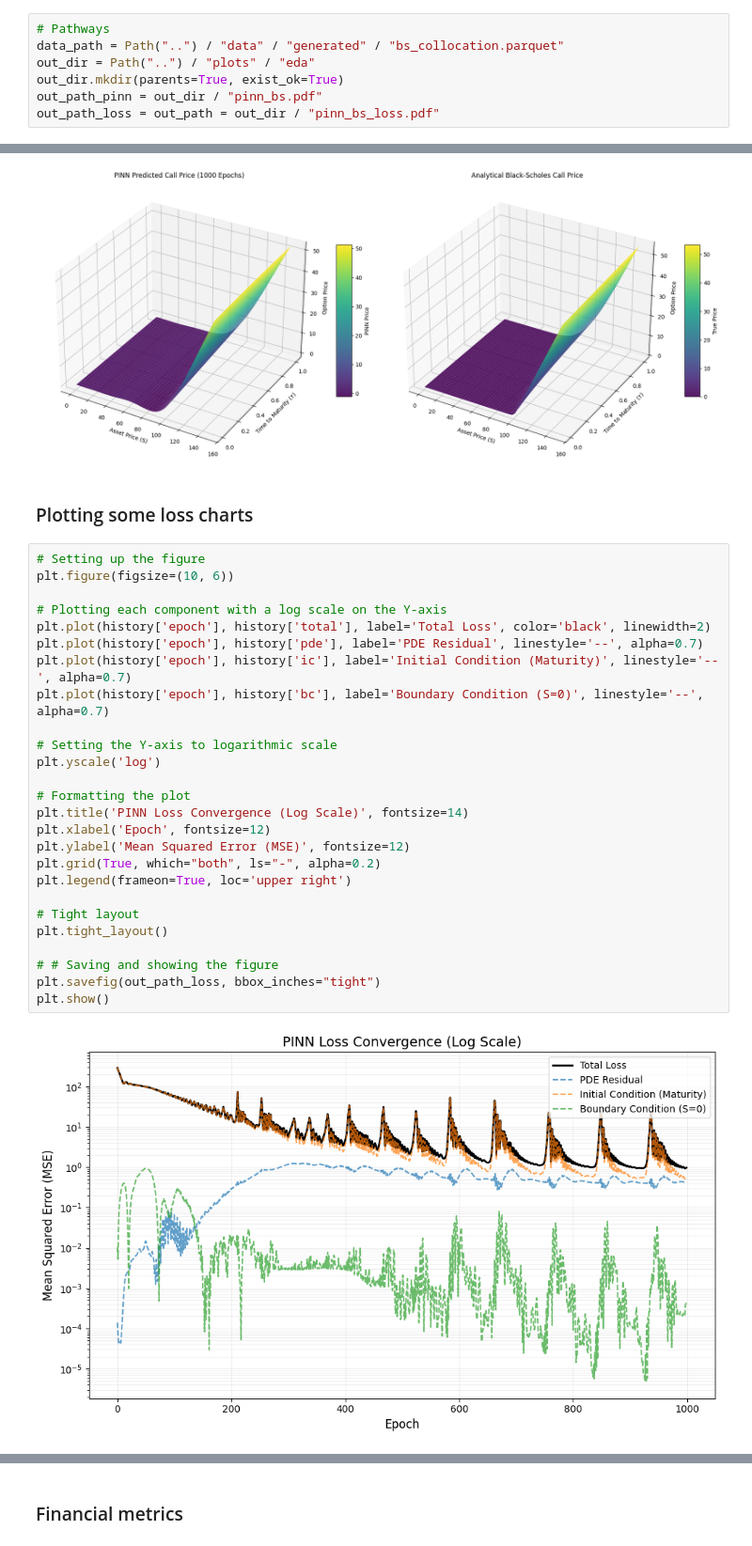
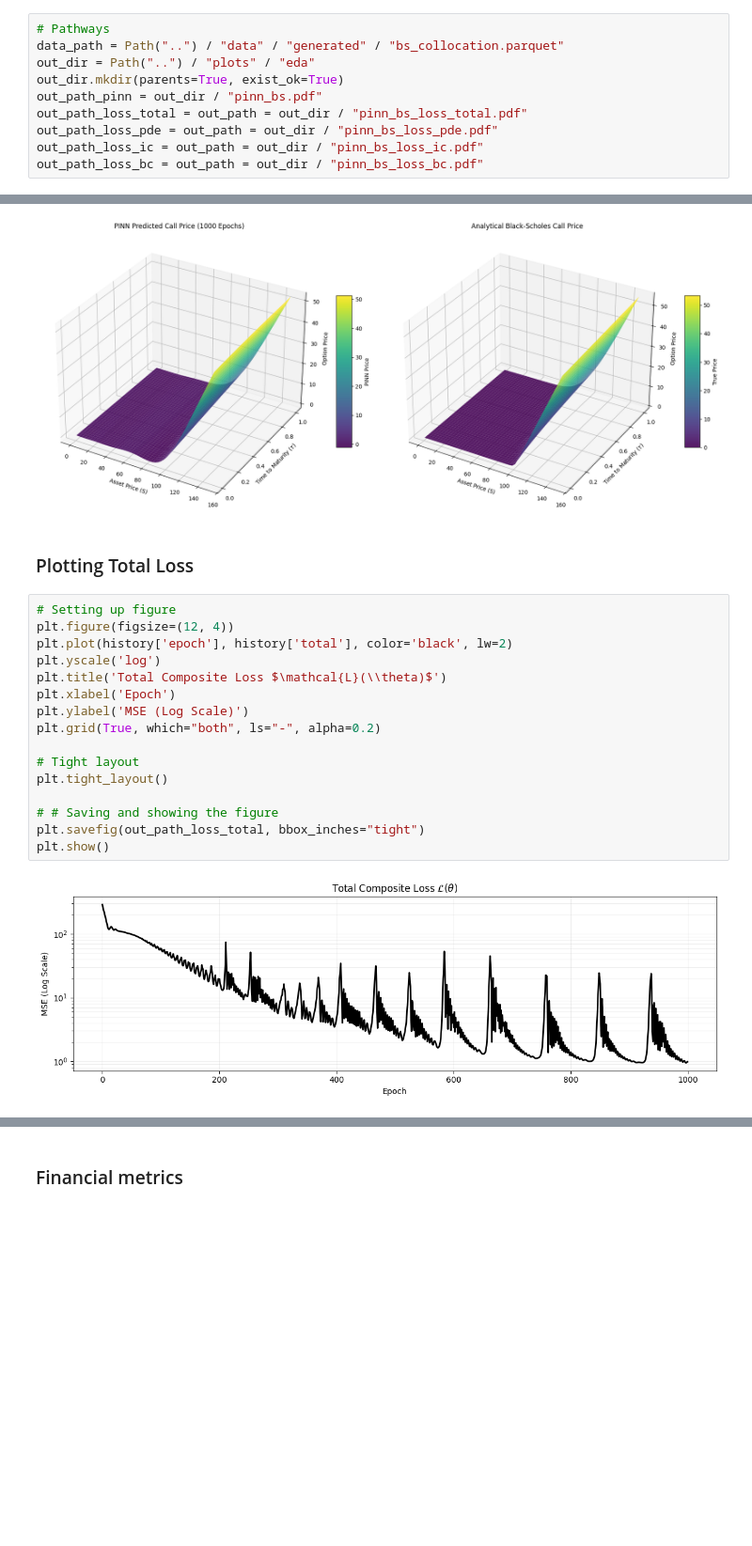
Before and after one commit to egil10/fys5429, a Jupyter notebook: code/notebooks/pinn_bs.ipynb, the cells around one changed output, grey strips where cells are left out. Shown at 94% size. Cells and saved outputs as stored; diff of their text form; blank space fills up the shorter version.

Commit message:
pinn-plots

```diff
--- a/code/notebooks/pinn_bs.ipynb
+++ b/code/notebooks/pinn_bs.ipynb
@@ -26,7 +26,10 @@ data_path = Path("..") / "data" / "generated" / "bs_collocation.parquet"
 out_dir = Path("..") / "plots" / "eda"
 out_dir.mkdir(parents=True, exist_ok=True)
 out_path_pinn = out_dir / "pinn_bs.pdf"
-out_path_loss = out_path = out_dir / "pinn_bs_loss.pdf"
+out_path_loss_total = out_path = out_dir / "pinn_bs_loss_total.pdf"
+out_path_loss_pde = out_path = out_dir / "pinn_bs_loss_pde.pdf"
+out_path_loss_ic = out_path = out_dir / "pinn_bs_loss_ic.pdf"
+out_path_loss_bc = out_path = out_dir / "pinn_bs_loss_bc.pdf"
 # %% [markdown]
 ### Global parameters
 # %%
@@ -367,32 +370,22 @@ plt.show()
 # %% [output]
 [figure]
 # %% [markdown]
-### Plotting some loss charts
+### Plotting Total Loss
-# %%
-# Setting up the figure
-plt.figure(figsize=(10, 6))
-
-# Plotting each component with a log scale on the Y-axis
-plt.plot(history['epoch'], history['total'], label='Total Loss', color='black', linewidth=2)
-plt.plot(history['epoch'], history['pde'], label='PDE Residual', linestyle='--', alpha=0.7)
-plt.plot(history['epoch'], history['ic'], label='Initial Condition (Maturity)', linestyle='--', alpha=0.7)
-plt.plot(history['epoch'], history['bc'], label='Boundary Condition (S=0)', linestyle='--', alpha=0.7)
-
-# Setting the Y-axis to logarithmic scale
-plt.yscale('log')
-
-# Formatting the plot
-plt.title('PINN Loss Convergence (Log Scale)', fontsize=14)
-plt.xlabel('Epoch', fontsize=12)
-plt.ylabel('Mean Squared Error (MSE)', fontsize=12)
-plt.grid(True, which="both", ls="-", alpha=0.2)
-plt.legend(frameon=True, loc='upper right')
-
-# Tight layout
-plt.tight_layout()
-
-# # Saving and showing the figure
-plt.savefig(out_path_loss, bbox_inches="tight")
-plt.show()
-# %% [output]
-[figure, removed]
+# %%
+# Setting up figure
+plt.figure(figsize=(12, 4))
+plt.plot(history['epoch'], history['total'], color='black', lw=2)
+plt.yscale('log')
+plt.title('Total Composite Loss $\mathcal{L}(\\theta)$')
+plt.xlabel('Epoch')
+plt.ylabel('MSE (Log Scale)')
+plt.grid(True, which="both", ls="-", alpha=0.2)
+
+# Tight layout
+plt.tight_layout()
+
+# # Saving and showing the figure
+plt.savefig(out_path_loss_total, bbox_inches="tight")
+plt.show()
+# %% [output]
+[figure, added]
```
Also changed, not shown: parts of 7 cells of this notebook, 4 other files.
